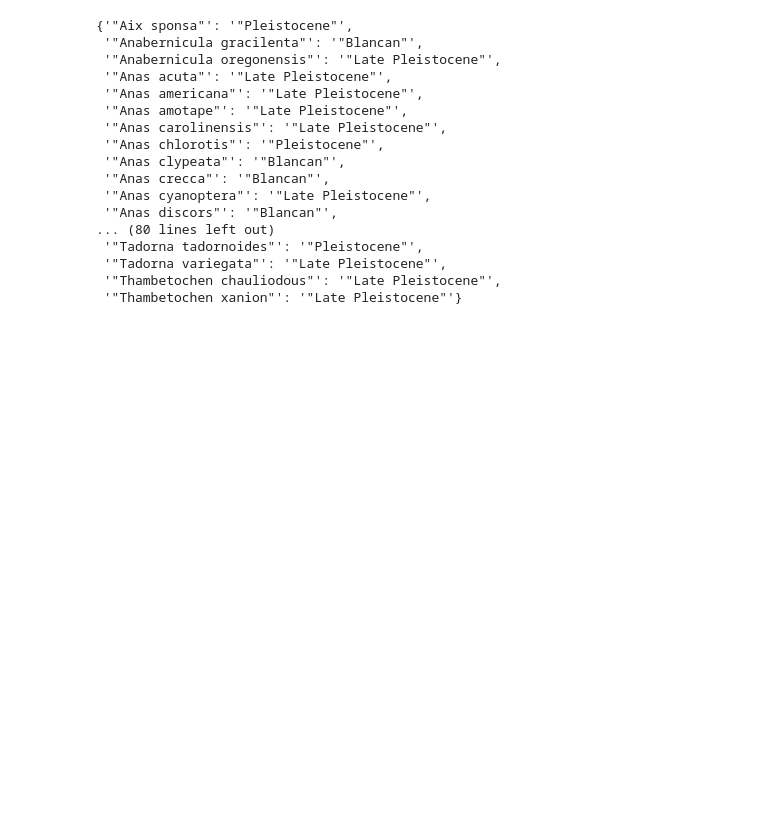
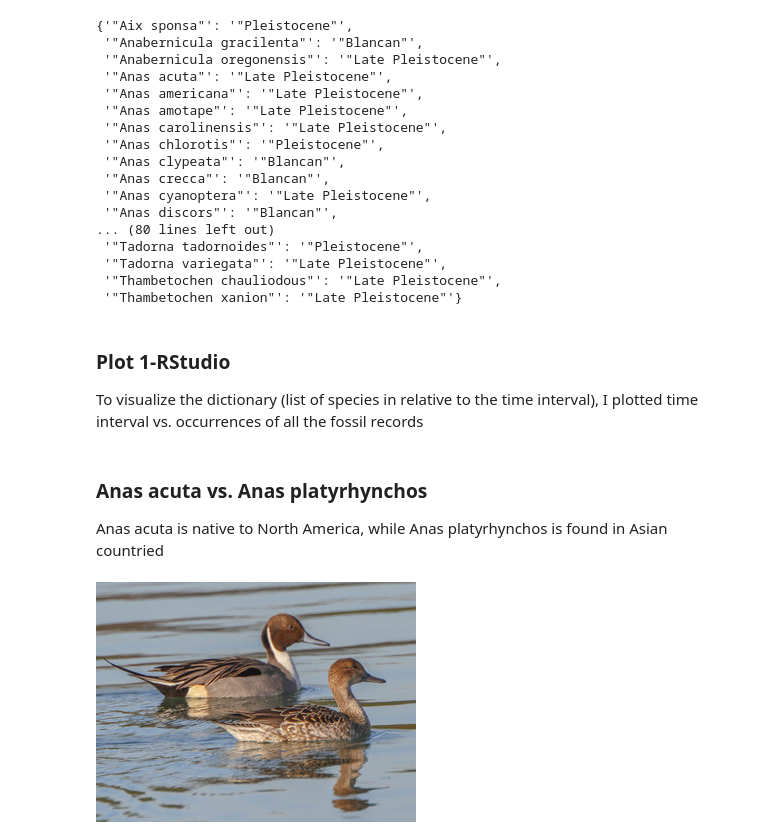
Before and after one commit to hailykil/eeb-177-final-project, a Jupyter notebook: final/New_Outline.ipynb, the cells around one changed output. Cells and saved outputs as stored; diff of their text form; code cells hidden in the pictures; blank space fills up the shorter version.

Commit message:
update on project plus graph

```diff
--- a/final/New_Outline.ipynb
+++ b/final/New_Outline.ipynb
@@ -66,3 +73,16 @@ bird
  '"Tadorna variegata"': '"Late Pleistocene"',
  '"Thambetochen chauliodous"': '"Late Pleistocene"',
  '"Thambetochen xanion"': '"Late Pleistocene"'}
+# %% [markdown]
+### Plot 1-RStudio
+
+To visualize the dictionary (list of species in relative to the time interval), I plotted time interval vs. occurrences of all the fossil records
+# %% [markdown]
+### Anas acuta vs. Anas platyrhynchos
+
+Anas acuta is native to North America, while Anas platyrhynchos is found in  Asian countried
+# %%
+from IPython.display import Image
+Image(filename = "/home/eeb177-student/Desktop/eeb-177/eeb-177-final-project/final/acuta.png")
+# %% [output]
+[figure, added]
```
Also changed, not shown: parts of 15 cells of this notebook, 1 other file.
